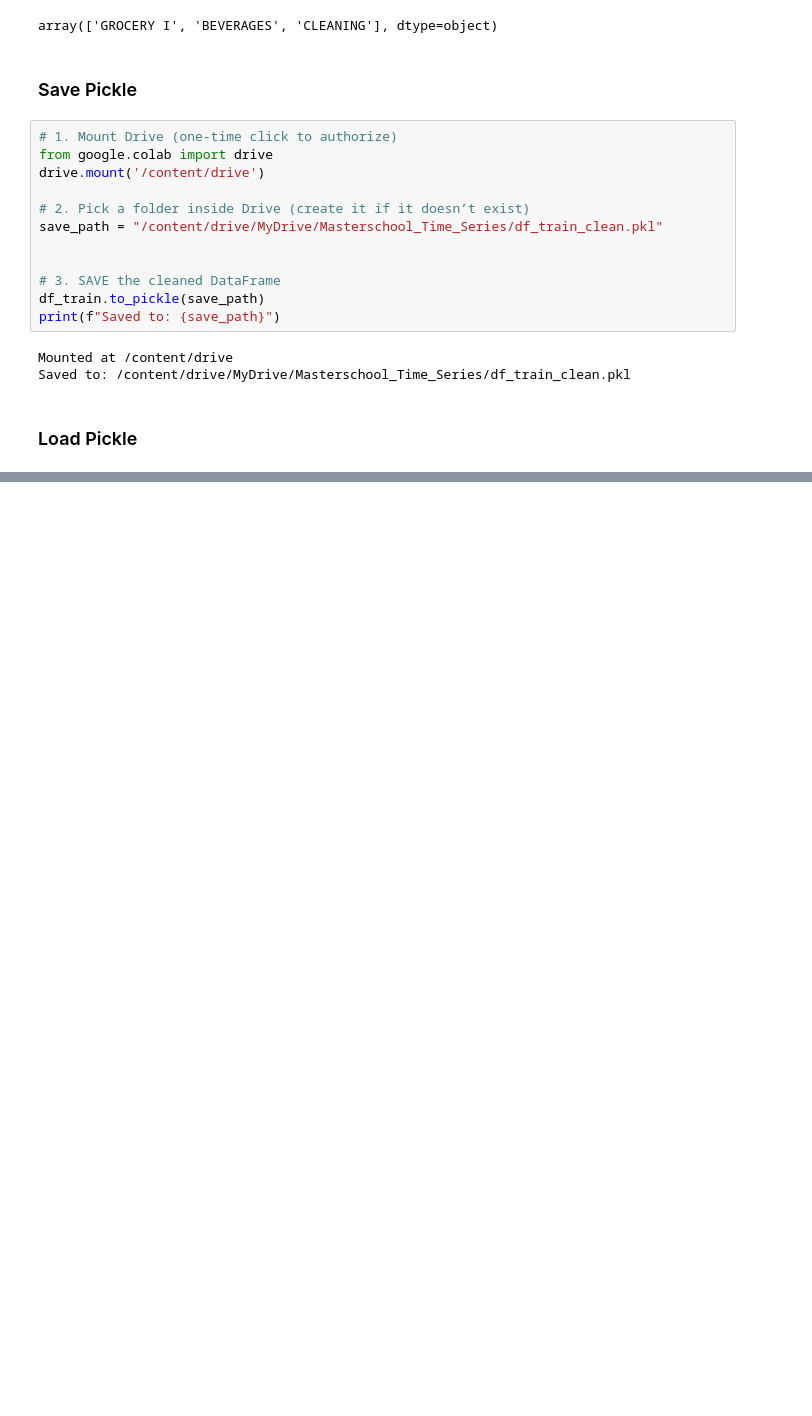
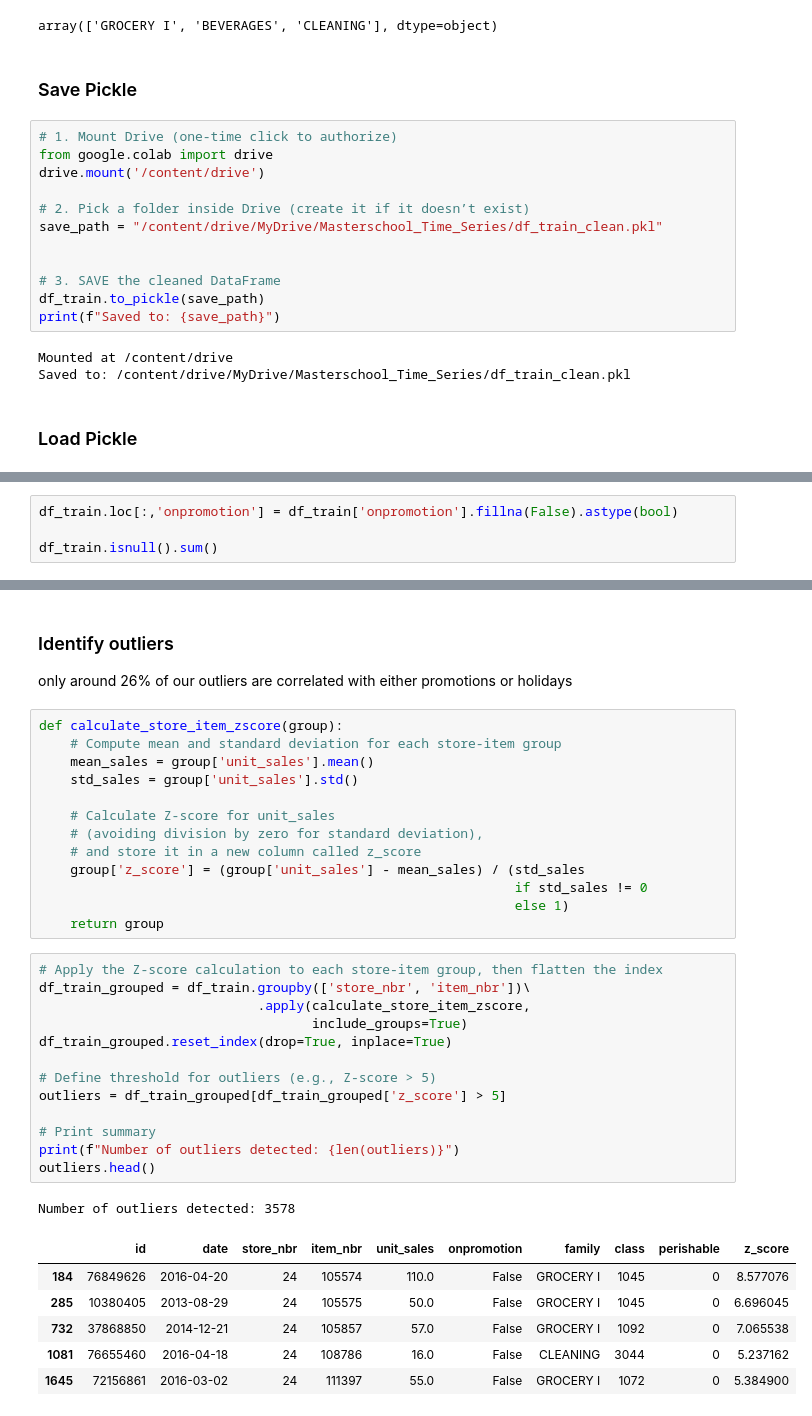
Before and after one commit to JericCantos/TIL, a Jupyter notebook: data_prep.ipynb, the cells around one changed output, grey strips where cells are left out. Saved outputs shown, nothing was run; the diff lists cells and outputs as text; blank space fills up the shorter version.

```diff
--- a/data_prep.ipynb
+++ b/data_prep.ipynb
@@ -191,0 +251,4 @@ print("DataFrame reloaded, ready to go!")
+# %%
+df_train.loc[:,'onpromotion'] = df_train['onpromotion'].fillna(False).astype(bool)
+
+df_train.isnull().sum()
@@ -191,0 +364,38 @@ print("DataFrame reloaded, ready to go!")
+# %% [markdown]
+### Identify outliers
+
+only around 26% of our outliers are correlated with either promotions or holidays
+# %%
+def calculate_store_item_zscore(group):
+    # Compute mean and standard deviation for each store-item group
+    mean_sales = group['unit_sales'].mean()
+    std_sales = group['unit_sales'].std()
+
+    # Calculate Z-score for unit_sales
+    # (avoiding division by zero for standard deviation),
+    # and store it in a new column called z_score
+    group['z_score'] = (group['unit_sales'] - mean_sales) / (std_sales
+                                                             if std_sales != 0
+                                                             else 1)
+    return group
+# %%
+# Apply the Z-score calculation to each store-item group, then flatten the index
+df_train_grouped = df_train.groupby(['store_nbr', 'item_nbr'])\
+                            .apply(calculate_store_item_zscore,
+                                   include_groups=True)
+df_train_grouped.reset_index(drop=True, inplace=True)
+
+# Define threshold for outliers (e.g., Z-score > 5)
+outliers = df_train_grouped[df_train_grouped['z_score'] > 5]
+
+# Print summary
+print(f"Number of outliers detected: {len(outliers)}")
+outliers.head()
+# %% [output]
+Number of outliers detected: 3578
+|  | id | date | store_nbr | item_nbr | unit_sales | onpromotion | family | class | perishable | z_score |
+| 184 | 76849626 | 2016-04-20 | 24 | 105574 | 110.0 | False | GROCERY I | 1045 | 0 | 8.577076 |
+| 285 | 10380405 | 2013-08-29 | 24 | 105575 | 50.0 | False | GROCERY I | 1045 | 0 | 6.696045 |
+| 732 | 37868850 | 2014-12-21 | 24 | 105857 | 57.0 | False | GROCERY I | 1092 | 0 | 7.065538 |
+| 1081 | 76655460 | 2016-04-18 | 24 | 108786 | 16.0 | False | CLEANING | 3044 | 0 | 5.237162 |
+| 1645 | 72156861 | 2016-03-02 | 24 | 111397 | 55.0 | False | GROCERY I | 1072 | 0 | 5.384900 |
```
Also changed, not shown: parts of 39 cells of this notebook.
